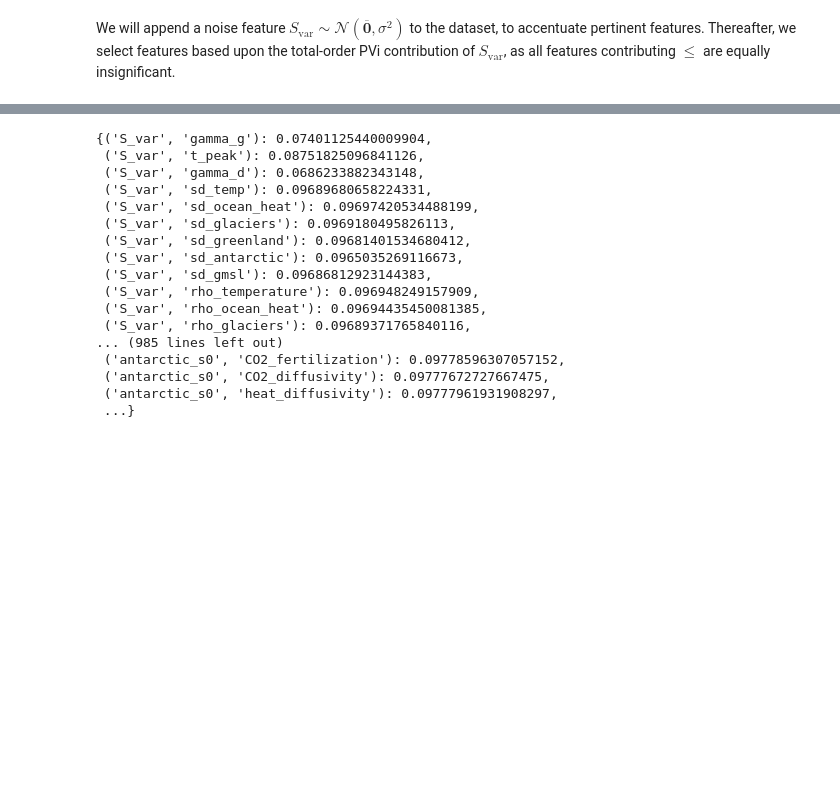
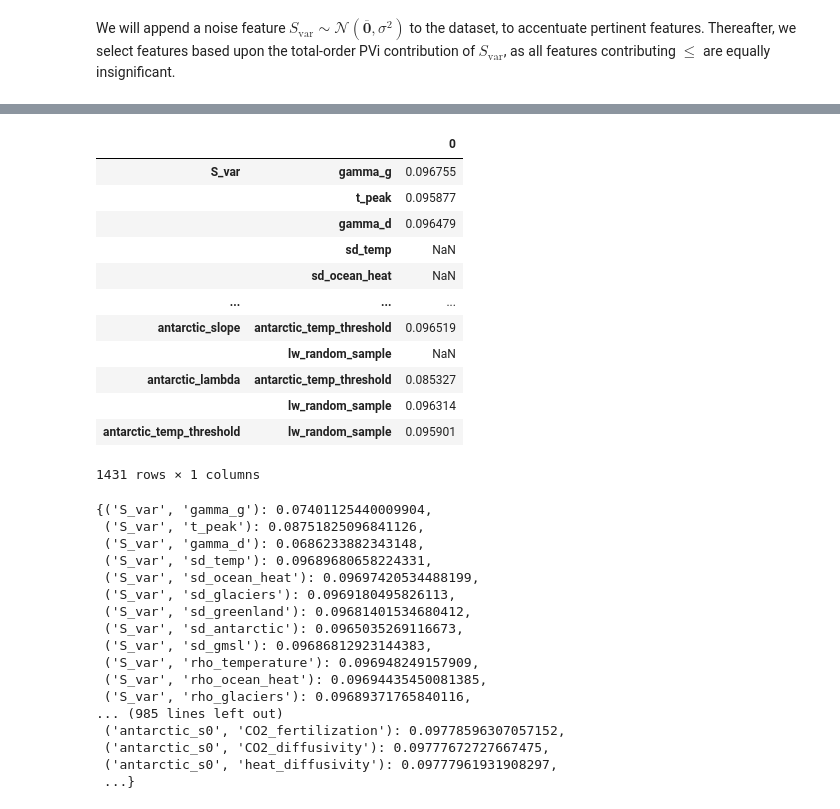
Before and after one commit to AVelaryon/Darnell-Model-, a Jupyter notebook: Darnell_Model.ipynb, the cells around one changed output, grey strips where cells are left out. Drawn from its saved outputs; the diff is of its cells as text; code cells hidden in the pictures; blank space fills up the shorter version.

```diff
--- a/Darnell_Model.ipynb
+++ b/Darnell_Model.ipynb
@@ -132,7 +148,7 @@ def mod_pvi1(data: pd.DataFrame, y_true: np.ndarray[float], f: callable,*, n_boo
     # rolled_data = np.roll(data.copy(), rows//2, axis=0)
     for cat, col in npv_columns.items():
         d = rolled_data.copy()
-        d[col] = data[col]
+        d[col] = data[col].to_numpy()
         y_pred = f(d)
         u[cat] = 1-np.mean(np.square(y_true - y_pred))/(2*V_y)
         S_CI = 1 - bootstrapp(y_true,y_pred, n_boots)/(2*V_y)
@@ -607,7 +623,7 @@ obj
 # %%
 # Model Fitting
 val1 = train_test_split(obj.iloc[:,:-1],obj.iloc[:,-1], shuffle=False, train_size=0.8,random_state=0)
-RF1 = RandomForestRegressor(n_estimators=600,n_jobs=24, random_state=0)
+RF1 = RandomForestRegressor(n_estimators=300,n_jobs=24, random_state=0)
 RF1.fit(val1[0],val1[2])
 RF1.feature_importances_
 # %% [output]
@@ -633,7 +649,7 @@ def mpv1(data: pd.DataFrame, y_true: np.ndarray[float], f: callable,*, n_boots:
     # rolled_data = np.roll(data.copy(), rows//2, axis=0)
     for col in npv_columns:
         d = rolled_data.copy()
-        d[col] = data[col]
+        d[col] = data[col].to_numpy()
         y_pred = f(d)
         u[col] = 1-np.mean(np.square(y_true - y_pred))/(2*V_y)
         S_CI = 1 - bootstrapp(y_true,y_pred, n_boots)/(2*V_y)
@@ -669,7 +685,7 @@ def mpv2(data: np.ndarray[float], y_true: np.ndarray[float], f: callable,*,S_I:
     # rolled_data = np.roll(data.copy(), rows//2, axis=0)
     for col1, col2 in it.combinations(npv_columns, r=2):
         d = rolled_data.copy()
-        d[[col1,col2]] = data[[col1,col2]]
+        d[[col1,col2]] = data[[col1,col2]].to_numpy()
         y_pred = f(d)
         S_cat1 = S_I[col1]
         S_cat2 = S_I[col2]
@@ -716,3 +746,19 @@ SystemError: unknown opcode
+# %%
+PIK[PIK<PIK.loc['S_var'].mean()]
+# %% [output]
+|  |  | 0 |
+| S_var | gamma_g | 0.096755 |
+|  | t_peak | 0.095877 |
+|  | gamma_d | 0.096479 |
+|  | sd_temp | NaN |
+|  | sd_ocean_heat | NaN |
+| ... | ... | ... |
+| antarctic_slope | antarctic_temp_threshold | 0.096519 |
+|  | lw_random_sample | NaN |
+| antarctic_lambda | antarctic_temp_threshold | 0.085327 |
+|  | lw_random_sample | 0.096314 |
+| antarctic_temp_threshold | lw_random_sample | 0.095901 |
+1431 rows × 1 columns
 # %%
 innerik = PIK.to_dict()[0]
 innerik
```
Also changed, not shown: parts of 9 cells of this notebook.
